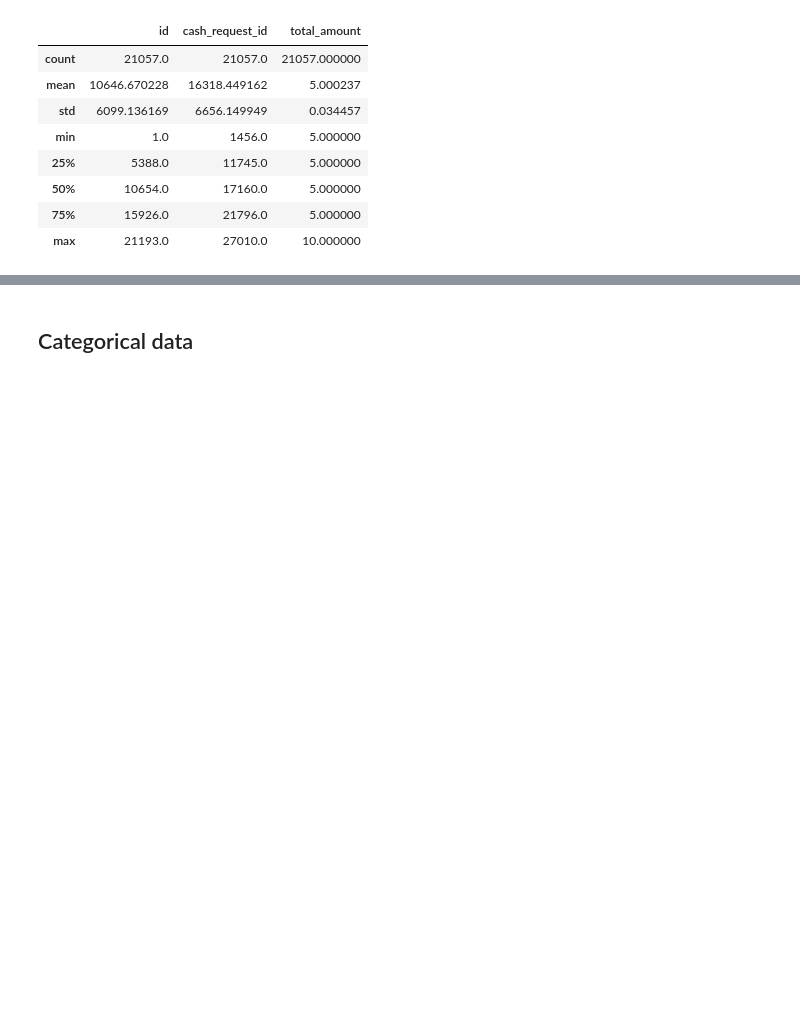
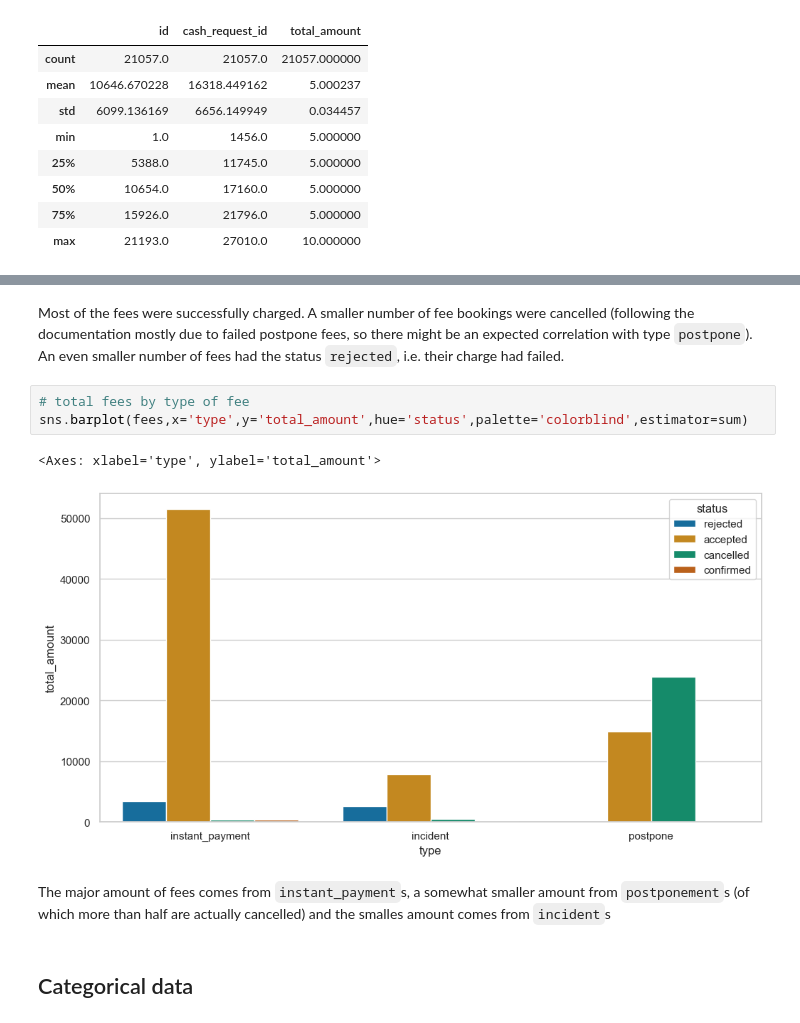
Before and after one commit to gfkpth/project-1-ironhack-payments-2-en, a Jupyter notebook: notebook/notebook.ipynb, the cells around one changed output, grey strips where cells are left out. Drawn from its saved outputs; the diff is of its cells as text; blank space fills up the shorter version.

```diff
--- a/notebook/notebook.ipynb
+++ b/notebook/notebook.ipynb
@@ -649,3 +687,13 @@ ValueError: Could not interpret value `cohort_month` for `x`. An entry with this
+# %% [markdown]
+Most of the fees were successfully charged. A smaller number of fee bookings were cancelled (following the documentation mostly due to failed postpone fees, so there might be an expected correlation with type `postpone`). An even smaller number of fees had the status `rejected`, i.e. their charge had failed.
+# %%
+# total fees by type of fee
+sns.barplot(fees,x='type',y='total_amount',hue='status',palette='colorblind',estimator=sum)
+# %% [output]
+<Axes: xlabel='type', ylabel='total_amount'>
+[figure, added]
+# %% [markdown]
+The major amount of fees comes from `instant_payment`s, a somewhat smaller amount from `postponement`s (of which more than half are actually cancelled) and the smalles amount comes from `incident`s
 # %% [markdown]
 ## Categorical data
 # %%
```
Also changed, not shown: parts of 20 cells of this notebook.
